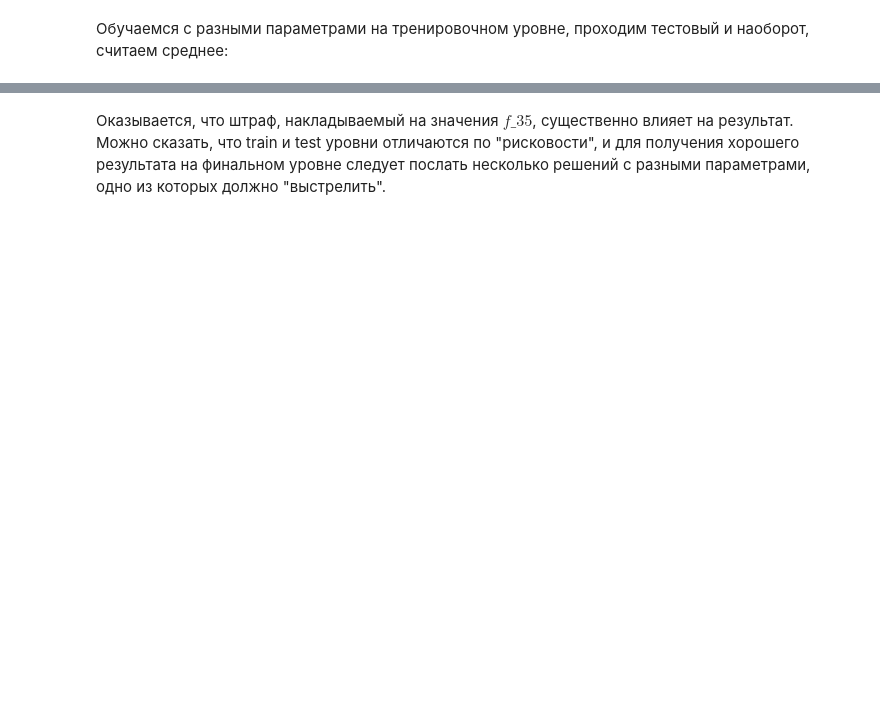
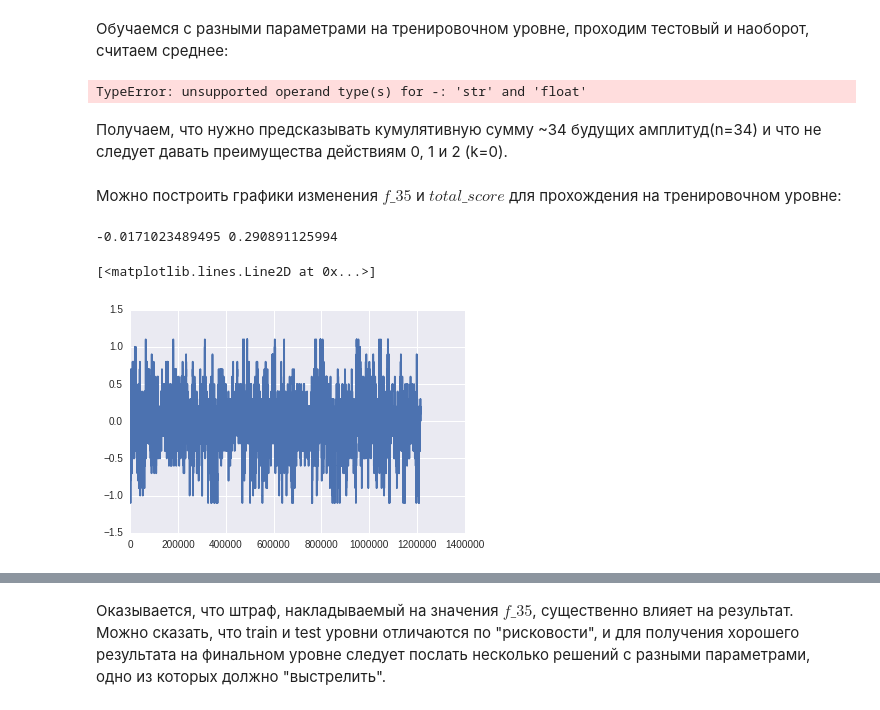
Before and after one commit to smerdov/BlackBoxChallenge, a Jupyter notebook: BlackBoxChallenge Solution.ipynb, the cells around one changed output, grey strips where cells are left out. Drawn from its saved outputs; the diff is of its cells as text; code cells hidden in the pictures; blank space fills up the shorter version.

```diff
--- a/BlackBoxChallenge Solution.ipynb
+++ b/BlackBoxChallenge Solution.ipynb
@@ -762,15 +779,3 @@ plt.stem(ampl_corr)
 Таким образом будет вычислена некоторая полезность для каждого действия, причём для действия 3 она будет равна 0. Агент будет выбирать действие с максимальной полезностью.
-# %%
-def weighted_ampl_exp(ampl,n_0,act):
-    decay = 2.718 ** (-3.2/n_0) # выбираем затухание так, чтобы в начале был вес 1, а в конце 0,04
-    result = np.zeros(ampl.shape[0])
-    addition = ampl.copy()
-    # Сделаем поправку на комиссии на амплитуды при неправильном знаке f
-    if act==1: addition[addition<0]*=1.01
-    else: addition[addition>0]*=1.01
-    for i in range(n_0):
-        if i!=0: result[:-i] += addition[i:] * decay**i
-        else: continue
-    return result
 # %% [markdown]
 Обучаемся с разными параметрами на тренировочном уровне, проходим тестовый и наоборот, считаем среднее:
@@ -853,0 +859,24 @@ n = 34; f_35_penalty = 0.15; k = 0
+# %%
+# # Таким grid search'ем можно подобрать параметры
+# for k in np.arange(-0.003,0.004,0.002):
+#     for f_35_penalty in np.arange(0.14,0.18,0.01):
+#         for n in np.arange(31,35,1):
+#             test_params(k,n,f_35_penalty)
+#             print (k,n,f_35_penalty)
+n = 34; f_35_penalty = 0.15; k = 0
+t0 = time.time()
+f_35, total_score = test_params(k,n,f_35_penalty,dump=True)
+print('Два обучения регрессий и два прохождения заняли %.0f'%(time.time()-t0)+' секунд')
+# %% [output]
+TypeError: unsupported operand type(s) for -: 'str' and 'float'
+# %% [markdown]
+Получаем, что нужно предсказывать кумулятивную сумму ~34 будущих амплитуд(n=34) и что не следует давать преимущества действиям 0, 1 и 2 (k=0).
+# %% [markdown]
+Можно построить графики изменения $f\_35$ и $total\_score$ для прохождения на тренировочном уровне:
+# %%
+print(f_35.mean(),f_35.std())
+plt.plot(f_35)
+# %% [output]
+-0.0171023489495 0.290891125994
+[<matplotlib.lines.Line2D at 0x...>]
+[figure, added]
```
Also changed, not shown: parts of 21 cells of this notebook, 6 other files.
